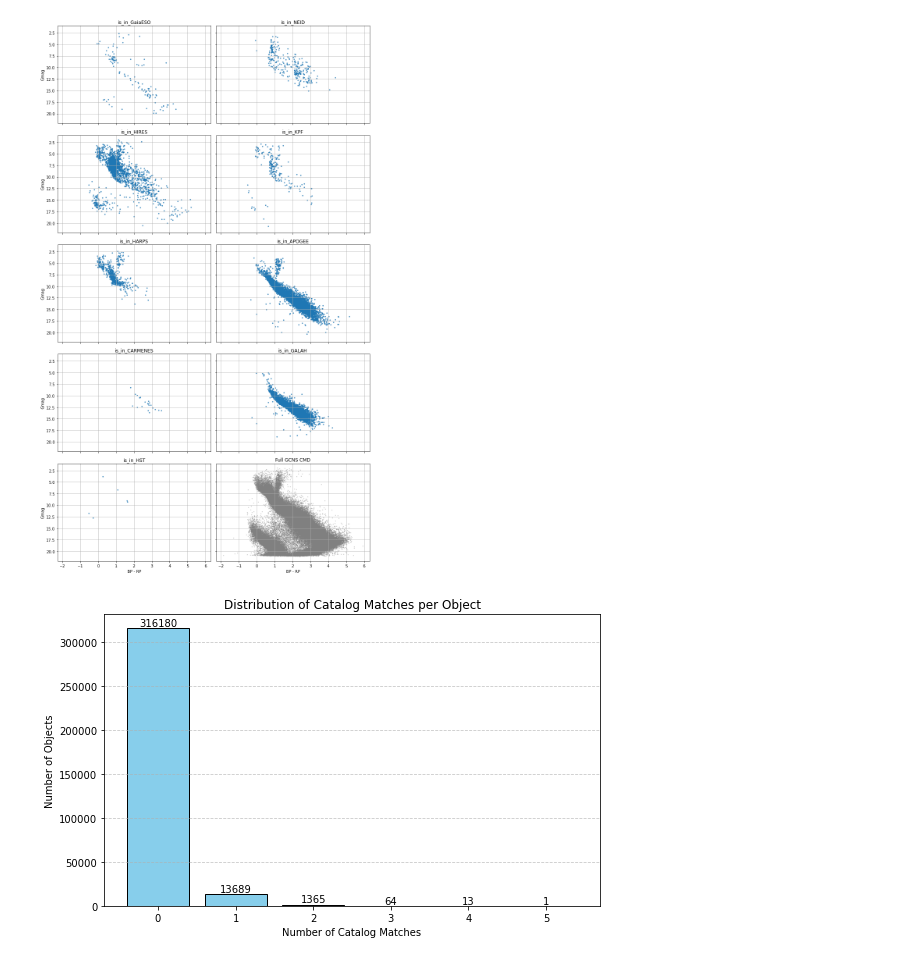
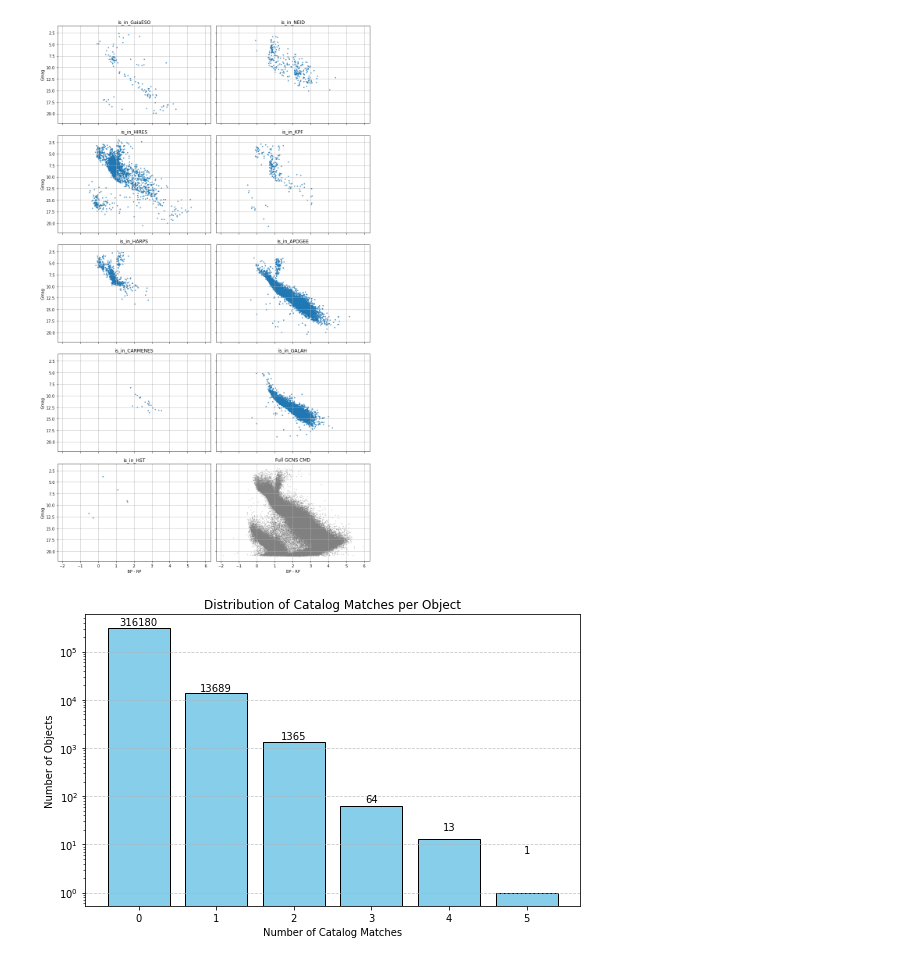
Before and after one commit to eyu22/BL2025, a Jupyter notebook: compile_catalogs.ipynb, the cells around one changed output. Drawn from its saved outputs; the diff is of its cells as text; code cells hidden in the pictures.

```diff
--- a/compile_catalogs.ipynb
+++ b/compile_catalogs.ipynb
@@ -298,7 +298,7 @@ is_in_GaiaESO[matches] = 1
 GaiaESO_name[matches] = GaiaESO['OBJECT'][idx[matches]]
 
 # 5) Store in new copy
-catalog_summary = gcns["GaiaEDR3", "RAdeg", "DEdeg", "Dist50", "Gmag", "BPmag", "RPmag"].copy()
+catalog_summary = gcns["GaiaEDR3", "RAdeg", "DEdeg", "Dist50", "Gmag", "gmag", "BPmag", "RPmag"].copy()
 catalog_summary['is_in_GaiaESO'] = is_in_GaiaESO
 catalog_summary['GaiaESO_name'] = GaiaESO_name
 catalog_summary.rename_column('GaiaEDR3', 'GCNS_name')
@@ -685,31 +685,33 @@ is_in_columns = [col for col in catalog_summary.columns if col.startswith('is_in
 catalog_summary['num_catalog_matches'] = catalog_summary[is_in_columns].sum(axis=1)
 
 # === Count number of objects for each number of matches ===
 match_counts = catalog_summary['num_catalog_matches'].value_counts().sort_index()
 
 # === Plot ===
 plt.figure(figsize=(8, 5))
 bars = plt.bar(match_counts.index, match_counts.values, color='skyblue', edgecolor='black')
 
 # === Add labels on top of each bar ===
 for bar in bars:
     height = bar.get_height()
     plt.text(
         bar.get_x() + bar.get_width() / 2,
         height + 5,  # Adjust upward spacing as needed
         f'{int(height)}',
         ha='center',
         va='bottom',
         fontsize=10
     )
 
 # === Customize plot ===
 plt.xlabel('Number of Catalog Matches')
 plt.ylabel('Number of Objects')
 plt.title('Distribution of Catalog Matches per Object')
 plt.xticks(rotation=0)
 plt.grid(axis='y', linestyle='--', alpha=0.7)
 plt.tight_layout()
+plt.yscale('log')
+
 plt.show()
 # %% [output]
-[figure, old version]
+[figure, new version]
```
Also changed, not shown: parts of 5 cells of this notebook.
